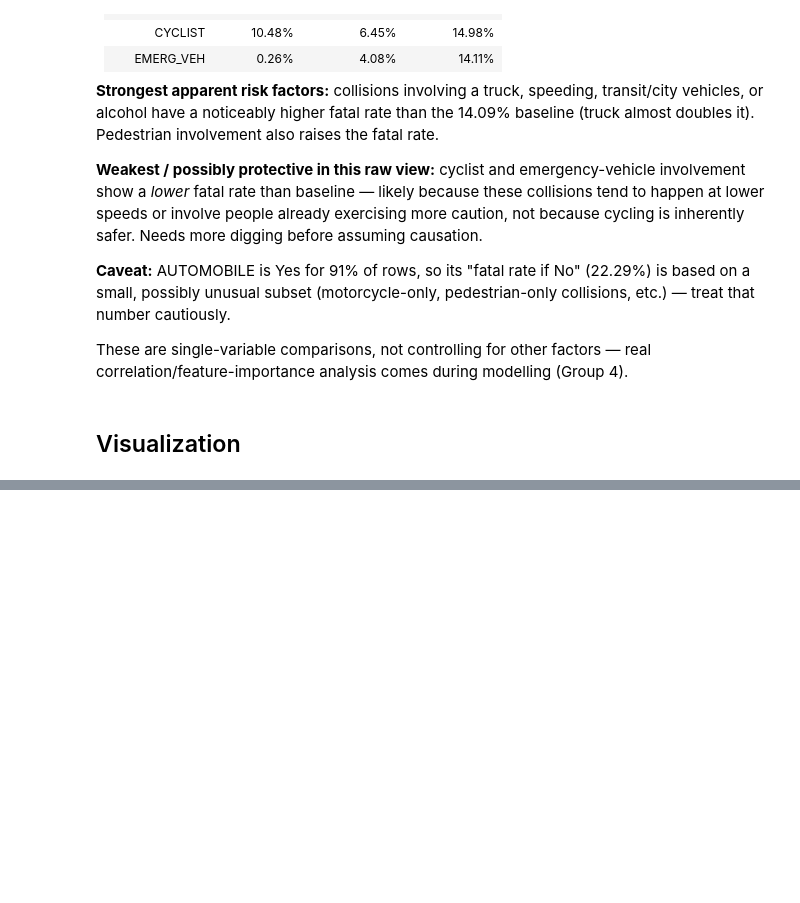
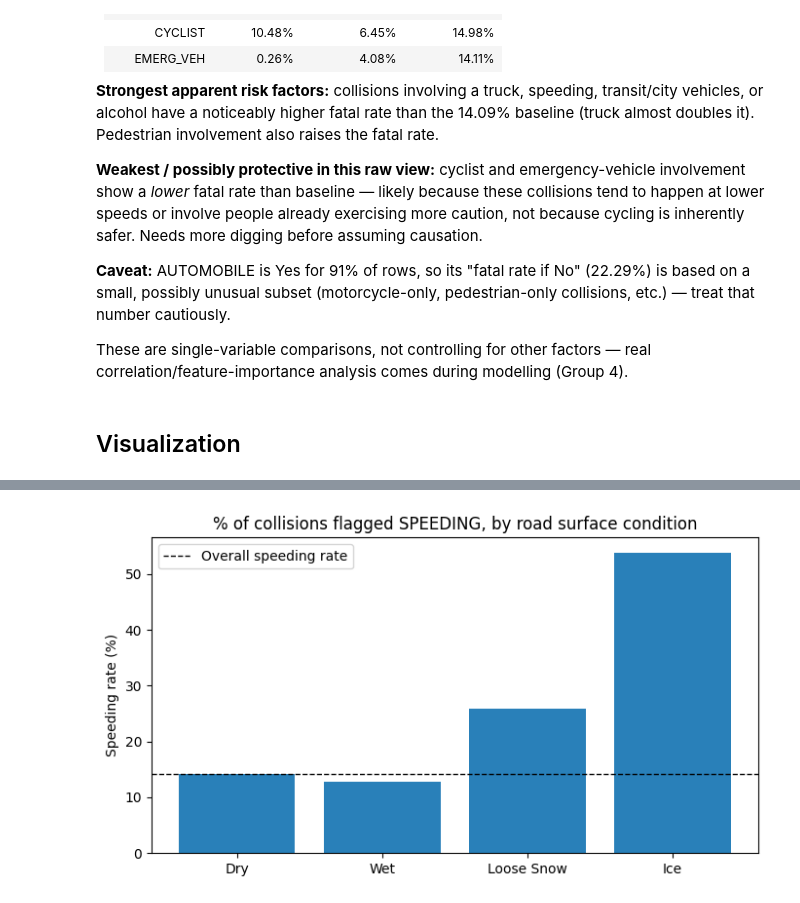
Before and after one commit to LazyT-pixel/KSI-Project, a Jupyter notebook: notebooks/03_exploration_group3_flags.ipynb, the cells around one changed output, grey strips where cells are left out. Drawn from its saved outputs; the diff is of its cells as text; code cells hidden in the pictures; blank space fills up the shorter version.

```diff
--- a/notebooks/03_exploration_group3_flags.ipynb
+++ b/notebooks/03_exploration_group3_flags.ipynb
@@ -102,0 +177,14 @@ plt.show()
+# %%
+rds = df['RDSFCOND'].astype(str).str.strip()
+conditions = ['Dry', 'Wet', 'Loose Snow', 'Ice']
+
+rds_rows = []
+for cond in conditions:
+    mask = rds == cond
+    n = mask.sum()
+    if n > 0:
+        speed_rate = speeding[mask].mean() * 100
+        rds_rows.append((cond, n, speed_rate))
+
+rds_stats = pd.DataFrame(rds_rows, columns=['road_condition', 'n', 'speeding_rate_pct'])
+print(rds_stats.to_string(index=False))
@@ -102,0 +208,12 @@ plt.show()
+# %%
+fig, ax = plt.subplots(figsize=(7, 4))
+ax.bar(rds_stats['road_condition'], rds_stats['speeding_rate_pct'], color='#2980b9')
+ax.axhline(speeding.mean() * 100, color='black', linestyle='--', linewidth=1, label='Overall speeding rate')
+ax.set_ylabel('Speeding rate (%)')
+ax.set_title('% of collisions flagged SPEEDING, by road surface condition')
+ax.legend()
+plt.tight_layout()
+plt.savefig('/sessions/eager-awesome-newton/mnt/outputs/charts/group1_speeding_rate_by_rdsfcond.png', dpi=150)
+plt.show()
+# %% [output]
+[figure, added]
```
Also changed, not shown: parts of 8 cells of this notebook, 3 other files.
